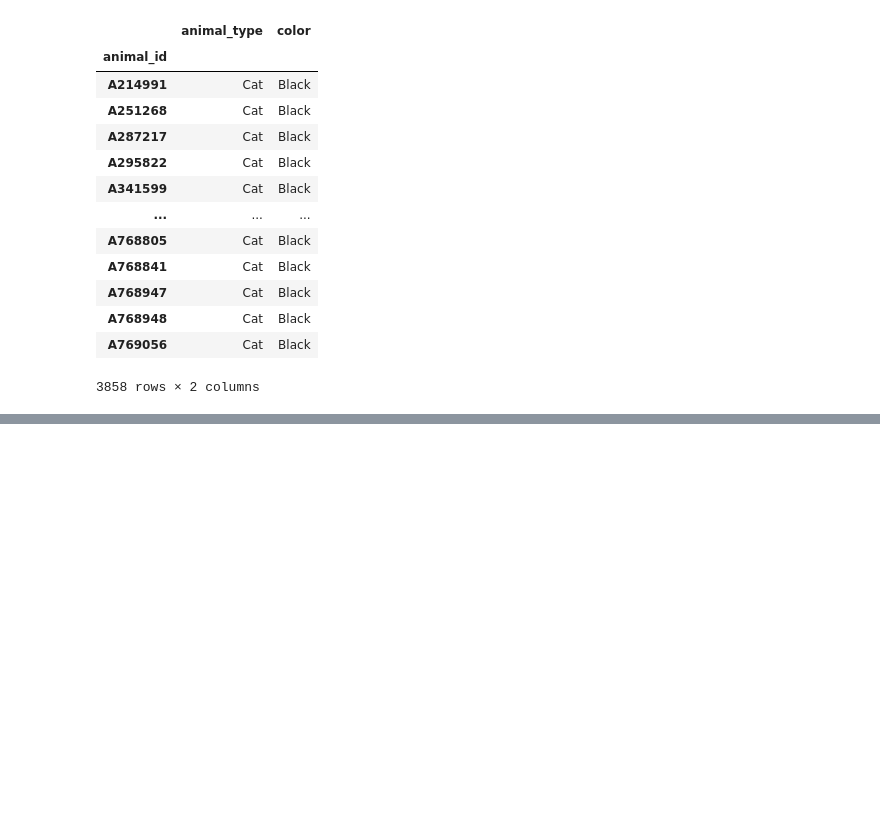
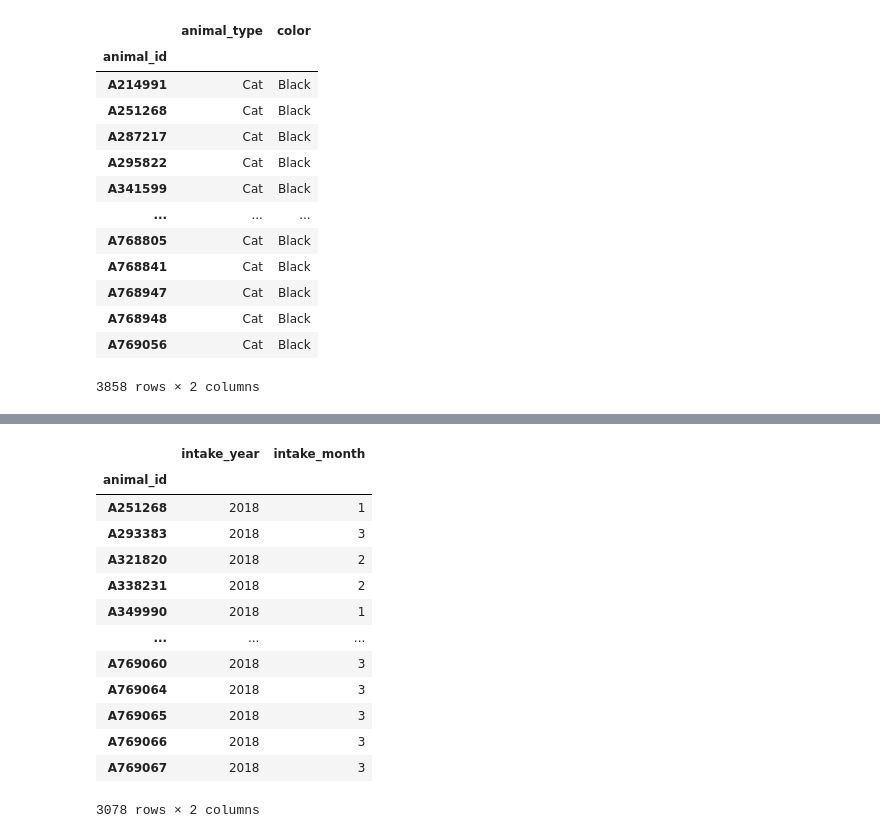
Before and after one commit to KatarinaOldakowski/Austin_Animal_Centre_Shelter, a Jupyter notebook: Austin_Animal_Centre_Shelter.ipynb, the cells around one changed output, grey strips where cells are left out. Drawn from its saved outputs; the diff is of its cells as text; code cells hidden in the pictures; blank space fills up the shorter version.

```diff
--- a/Austin_Animal_Centre_Shelter.ipynb
+++ b/Austin_Animal_Centre_Shelter.ipynb
@@ -538,0 +601,24 @@ Fraction of Black Cats among All Cats: 13.06%
+# %%
+year_2018 = df["intake_year"] == 2018
+month = df["intake_month"]
+
+month_year_2018 = df[year_2018]
+intake_data = month_year_2018[["intake_year", "intake_month"]]
+intake_data
+
+# same as above, checking data for year 2018
+# %% [output]
+|  | intake_year | intake_month |
+| animal_id |  |  |
+| A251268 | 2018 | 1 |
+| A293383 | 2018 | 3 |
+| A321820 | 2018 | 2 |
+| A338231 | 2018 | 2 |
+| A349990 | 2018 | 1 |
+| ... | ... | ... |
+| A769060 | 2018 | 3 |
+| A769064 | 2018 | 3 |
+| A769065 | 2018 | 3 |
+| A769066 | 2018 | 3 |
+| A769067 | 2018 | 3 |
+3078 rows × 2 columns
```
Also changed, not shown: parts of 6 cells of this notebook.
